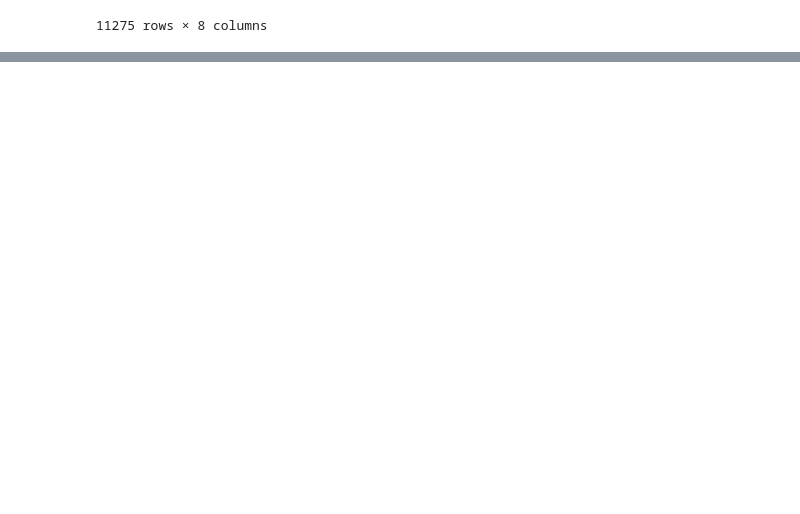
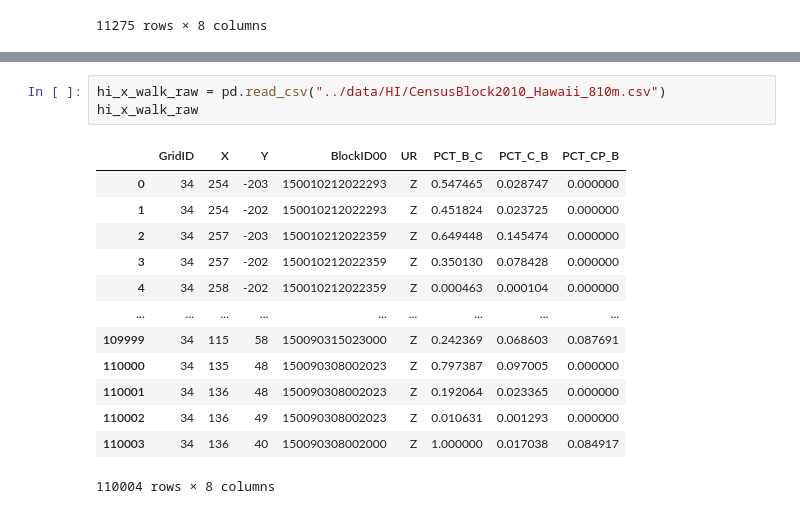
Before and after one commit to jasondamico/d3-visualizations, a Jupyter notebook: propublica_hotspots/python/cleaning.ipynb, the cells around one changed output, grey strips where cells are left out. Saved outputs shown, nothing was run; the diff lists cells and outputs as text; blank space fills up the shorter version.

```diff
--- a/propublica_hotspots/python/cleaning.ipynb
+++ b/propublica_hotspots/python/cleaning.ipynb
@@ -176,0 +180,17 @@ hi_blocks
+# %%
+hi_x_walk_raw = pd.read_csv("../data/HI/CensusBlock2010_Hawaii_810m.csv")
+hi_x_walk_raw
+# %% [output]
+|  | GridID | X | Y | BlockID00 | UR | PCT_B_C | PCT_C_B | PCT_CP_B |
+| 0 | 34 | 254 | -203 | 150010212022293 | Z | 0.547465 | 0.028747 | 0.000000 |
+| 1 | 34 | 254 | -202 | 150010212022293 | Z | 0.451824 | 0.023725 | 0.000000 |
+| 2 | 34 | 257 | -203 | 150010212022359 | Z | 0.649448 | 0.145474 | 0.000000 |
+| 3 | 34 | 257 | -202 | 150010212022359 | Z | 0.350130 | 0.078428 | 0.000000 |
+| 4 | 34 | 258 | -202 | 150010212022359 | Z | 0.000463 | 0.000104 | 0.000000 |
+| ... | ... | ... | ... | ... | ... | ... | ... | ... |
+| 109999 | 34 | 115 | 58 | 150090315023000 | Z | 0.242369 | 0.068603 | 0.087691 |
+| 110000 | 34 | 135 | 48 | 150090308002023 | Z | 0.797387 | 0.097005 | 0.000000 |
+| 110001 | 34 | 136 | 48 | 150090308002023 | Z | 0.192064 | 0.023365 | 0.000000 |
+| 110002 | 34 | 136 | 49 | 150090308002023 | Z | 0.010631 | 0.001293 | 0.000000 |
+| 110003 | 34 | 136 | 40 | 150090308002000 | Z | 1.000000 | 0.017038 | 0.084917 |
+110004 rows × 8 columns
```
Also changed, not shown: parts of 1 cell of this notebook.
